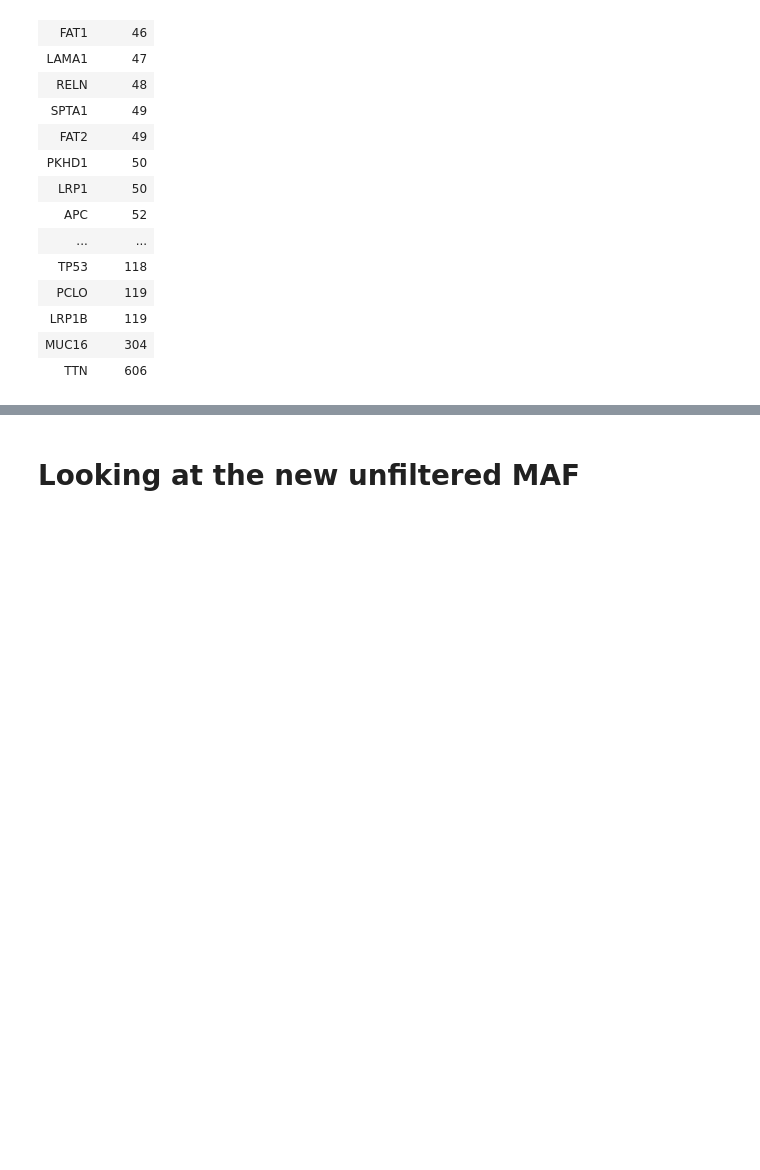
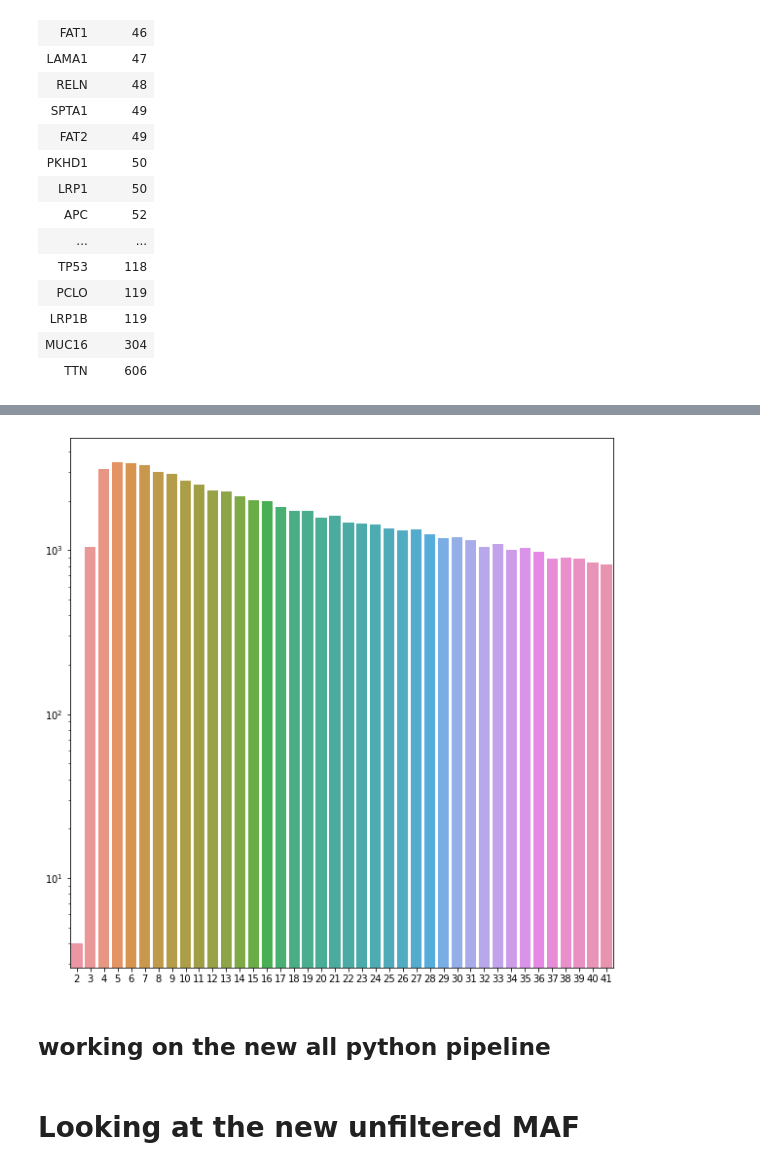
Before and after one commit to broadinstitute/depmap_omics, a Jupyter notebook: Mutations_prev_new_comparison.ipynb, the cells around one changed output, grey strips where cells are left out. Drawn from its saved outputs; the diff is of its cells as text; code cells hidden in the pictures; blank space fills up the shorter version.

```diff
--- a/Mutations_prev_new_comparison.ipynb
+++ b/Mutations_prev_new_comparison.ipynb
@@ -519,3 +636,13 @@ This is linked to gene size and association to cancer:
+# %%
+alternate = np.array(sangmutations_20Q2_all[sangmutations_20Q2_all.grouped.isin(sangmutations_20Q2_allset - subnewmutationsset)]['SangerWES_AC'].str.split(':').tolist()).astype(int)[:,0]
+a,b = np.unique(alternate, return_counts=True)
+fig, ax = plt.subplots(figsize=(10,10))
+ax=sns.barplot(x=a[:40],y=b[:40], ci=None, ax=ax)
+ax.set_yscale('log')
+# %% [output]
+[figure, added]
+# %% [markdown]
+## working on the new all python pipeline
 # %%
 def filterCoverage(maf, loc=['CGA_WES_AC'], sep=':',cov=4):
     muts=np.zeroes((len(maf),2))
```
Also changed, not shown: parts of 122 cells of this notebook, 4 other files.
